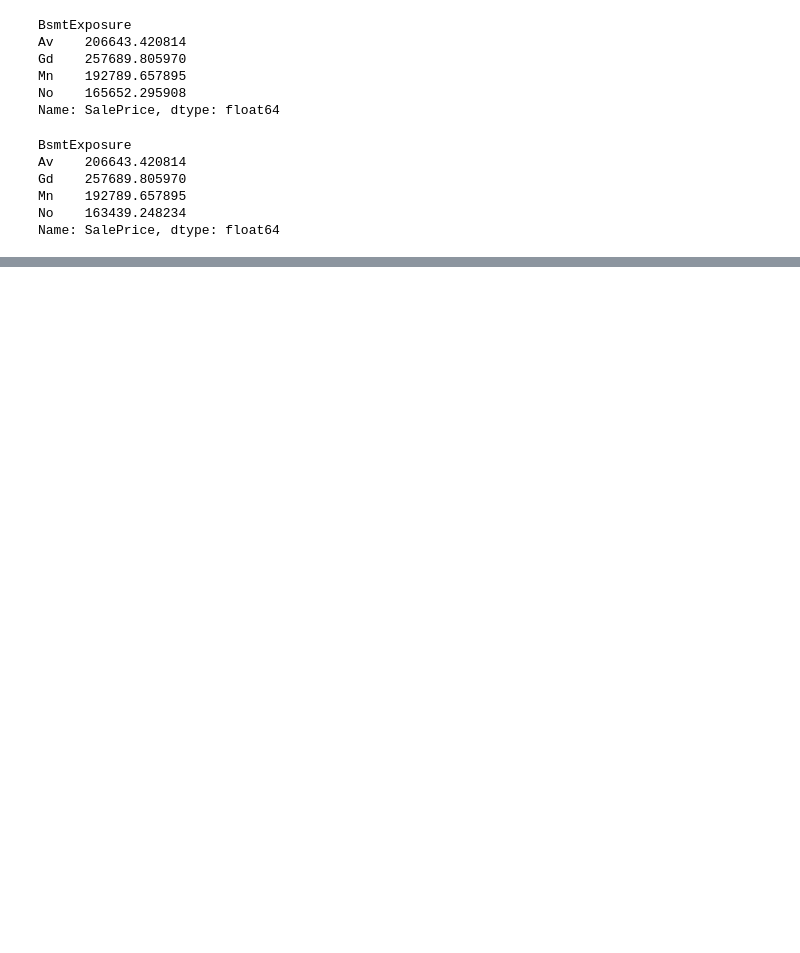
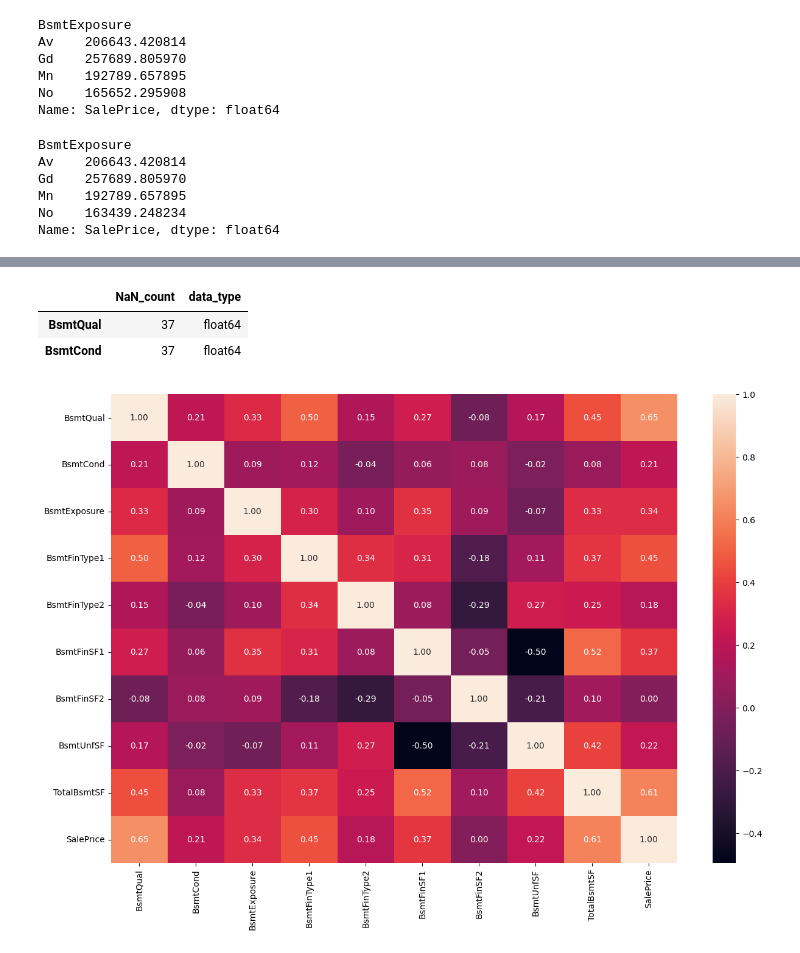
Before and after one commit to Dasha0203/Light_GBM, a Jupyter notebook: Working_files/Saule.ipynb, the cells around one changed output, grey strips where cells are left out. Drawn from its saved outputs; the diff is of its cells as text; code cells hidden in the pictures; blank space fills up the shorter version.

```diff
--- a/Working_files/Saule.ipynb
+++ b/Working_files/Saule.ipynb
@@ -296,0 +252,45 @@ Name: count, dtype: int64
+# %%
+ordinal_encoding_columns = ['Foundation', 'KitchenQual','Functional','FireplaceQu','GarageFinish','GarageQual','GarageCond','PoolQC', \
+                           'MSZoning', 'Street', 'LotShape', 'LandContour', 'LotConfig', 'LandSlope', 'BldgType', 'HouseStyle',\
+                           'RoofStyle','Neighborhood','Condition1', 'Condition2', 'Exterior1st', 'Exterior2nd']
+standard_scaler_columns = ['BsmtFinSF1', 'BsmtFinSF2', 'BsmtUnfSF', 'TotalBsmtSF', '1stFlrSF', '2ndFlrSF', 'LowQualFinSF', 'GrLivArea', 'TotRmsAbvGrd',\
+                           'Fireplaces','GarageYrBlt','GarageCars','GarageArea','WoodDeckSF', 'OpenPorchSF','EnclosedPorch','3SsnPorch','ScreenPorch',\
+                           'PoolArea','MiscVal','MoSold','YrSold']
+one_hot_encoding_columns = ['CentralAir', 'GarageType','PavedDrive','Fence','MiscFeature','SaleType','SaleCondition']
+
+
+scaler_and_encoder = ColumnTransformer(
+    [
+        ('custom_encoding', FunctionTransformer(custom_encode), custom_encoding_columns),
+        ('one_hot_encoding_columns', OneHotEncoder(sparse_output=False), one_hot_encoding_columns),
+        ('scaling_num_columns', StandardScaler(), standard_scaler_columns),
+        ('ordinal_encoding', OrdinalEncoder(), ordinal_encoding_columns)
+
+    ],
+    verbose_feature_names_out = False,
+    remainder = 'passthrough'
+)
+# %%
+preprocessor = Pipeline(
+    [
+        ('imputer', my_imputer),
+        ('scaler_and_encoder', scaler_and_encoder)
+    ]
+)
+# %%
+filled_data = preprocessor.fit_transform(train)
+# %%
+check_nan = pd.DataFrame(data={'NaN_count': filled_data.isna().sum(), 'data_type':filled_data.dtypes})
+check_nan.loc[check_nan["NaN_count"]>0]
+# %% [output]
+|  | NaN_count | data_type |
+| BsmtQual | 37 | float64 |
+| BsmtCond | 37 | float64 |
+# %%
+selected_columns = ['BsmtQual', 'BsmtCond', 'BsmtExposure', 'BsmtFinType1', 'BsmtFinType2', 'BsmtFinSF1', 'BsmtFinSF2', 'BsmtUnfSF', 'TotalBsmtSF', 'SalePrice']
+filled_data_new = filled_data[selected_columns]
+# %%
+fig, ax = plt.subplots(figsize=(15, 10))
+sns.heatmap(filled_data_new.corr(),  annot=True, fmt='.2f');
+# %% [output]
+[figure, added]
```
Also changed, not shown: parts of 34 cells of this notebook, 2 other files.
